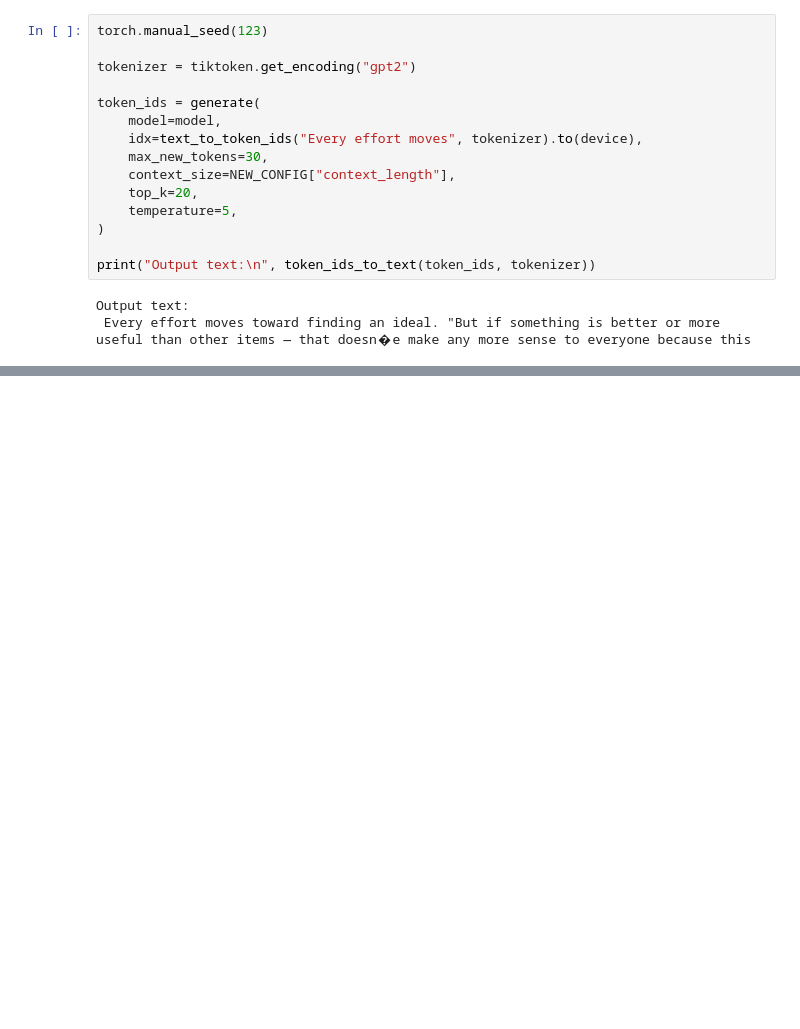
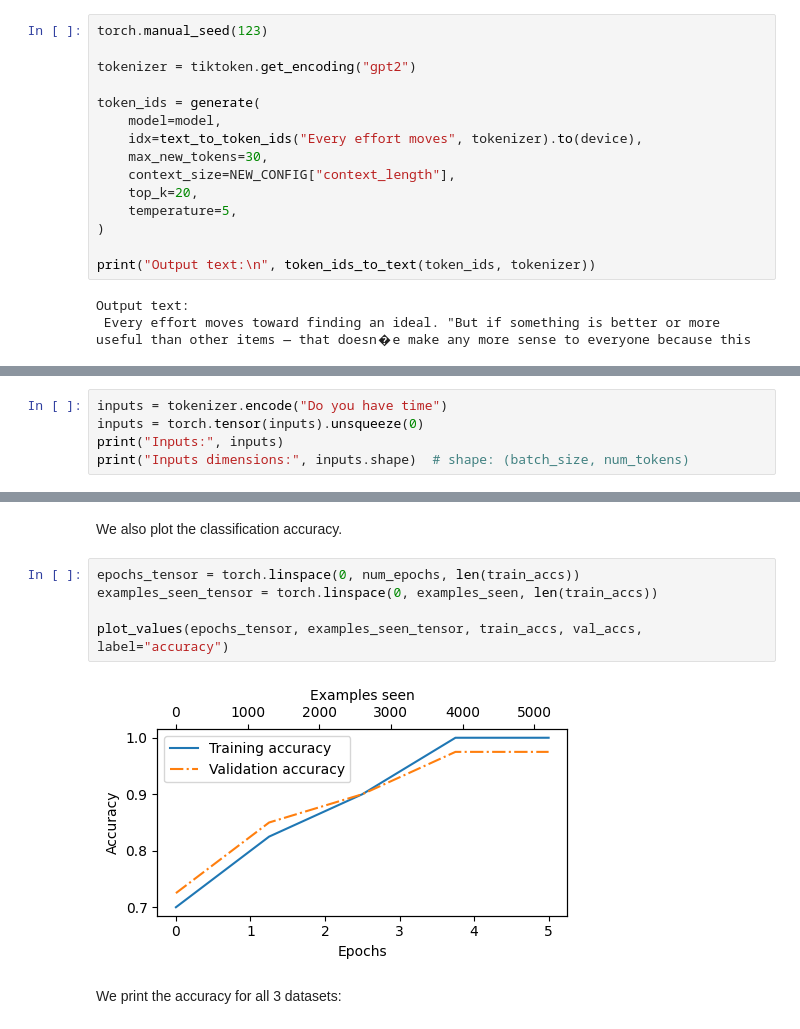
Before and after one commit to zzehli/study-notes, a Jupyter notebook: ml/llm-from-scratch.ipynb, the cells around one changed output, grey strips where cells are left out. Drawn from its saved outputs; the diff is of its cells as text; blank space fills up the shorter version.

```diff
--- a/ml/llm-from-scratch.ipynb
+++ b/ml/llm-from-scratch.ipynb
@@ -2379,0 +2708,5 @@ Output text:
+# %%
+inputs = tokenizer.encode("Do you have time")
+inputs = torch.tensor(inputs).unsqueeze(0)
+print("Inputs:", inputs)
+print("Inputs dimensions:", inputs.shape)  # shape: (batch_size, num_tokens)
@@ -2379,0 +2953,11 @@ Output text:
+# %% [markdown]
+We also plot the classification accuracy.
+# %%
+epochs_tensor = torch.linspace(0, num_epochs, len(train_accs))
+examples_seen_tensor = torch.linspace(0, examples_seen, len(train_accs))
+
+plot_values(epochs_tensor, examples_seen_tensor, train_accs, val_accs, label="accuracy")
+# %% [output]
+[figure, added]
+# %% [markdown]
+We print the accuracy for all 3 datasets:
```
Also changed, not shown: parts of 122 cells of this notebook, 2 other files.
